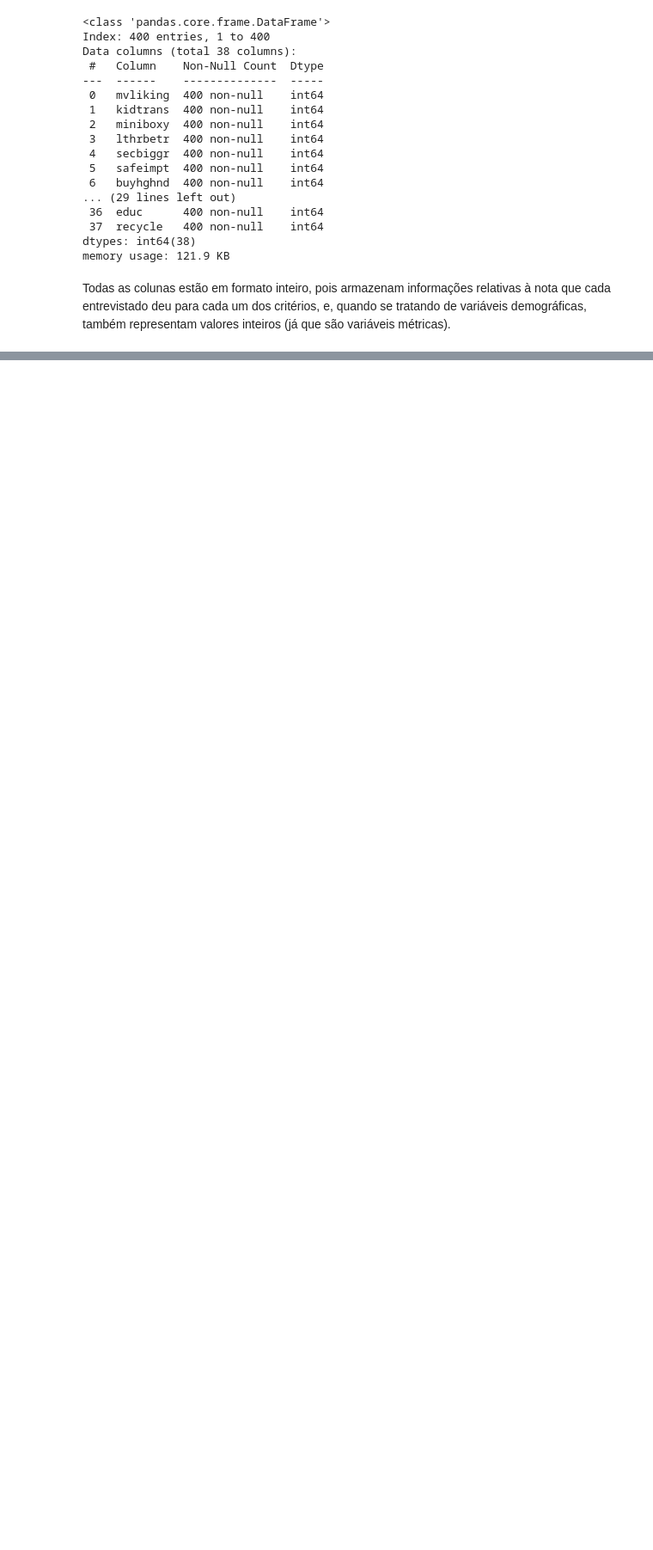
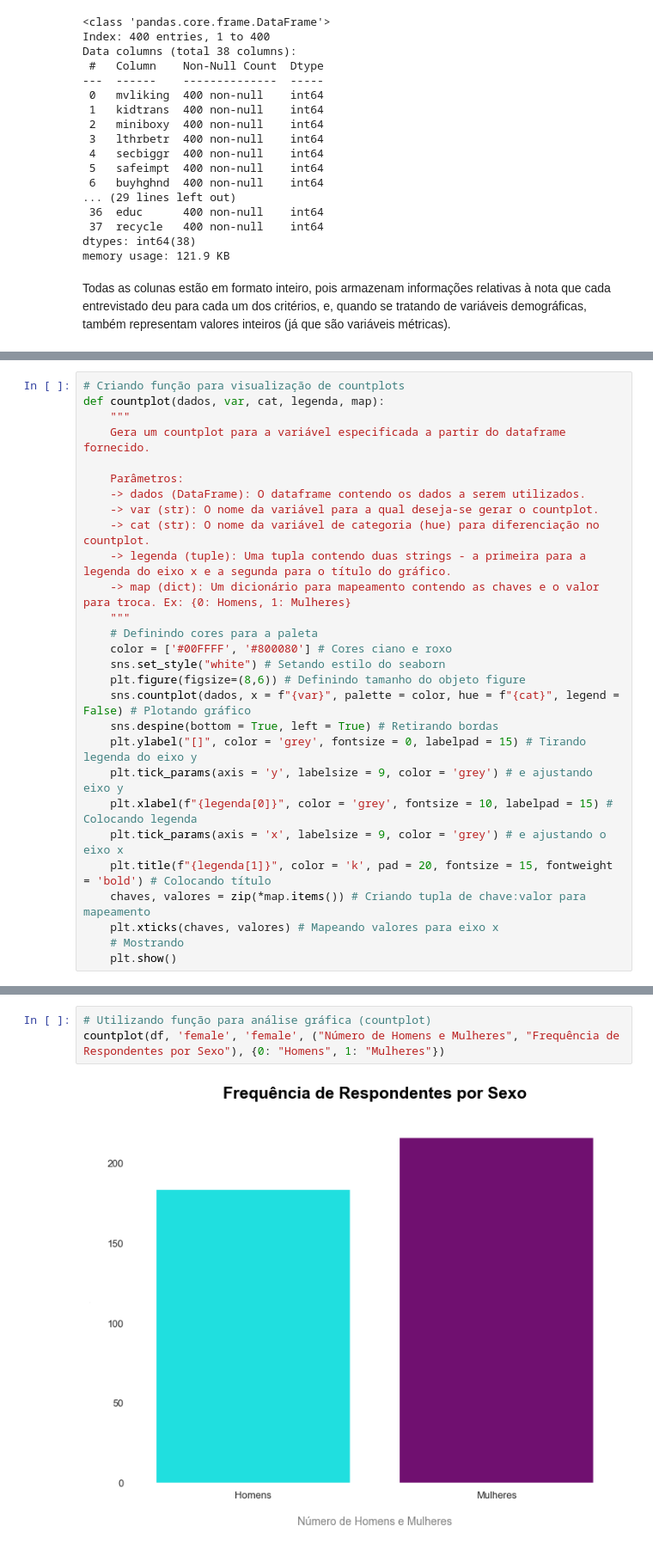
Before and after one commit to lazarocordeirosilva/SegmentacaoClientes, a Jupyter notebook: notebook/SegmentacaoClientes.ipynb, the cells around one changed output, grey strips where cells are left out. Shown: that part at 86% size. Saved outputs shown, nothing was run; the diff lists cells and outputs as text; blank space fills up the shorter version.

```diff
--- a/notebook/SegmentacaoClientes.ipynb
+++ b/notebook/SegmentacaoClientes.ipynb
@@ -189,0 +239,28 @@ Todas as colunas estão em formato inteiro, pois armazenam informações relativ
+# %%
+# Criando função para visualização de countplots
+def countplot(dados, var, cat, legenda, map):
+    """
+    Gera um countplot para a variável especificada a partir do dataframe fornecido.
+
+    Parâmetros:
+    -> dados (DataFrame): O dataframe contendo os dados a serem utilizados.
+    -> var (str): O nome da variável para a qual deseja-se gerar o countplot.
+    -> cat (str): O nome da variável de categoria (hue) para diferenciação no countplot.
+    -> legenda (tuple): Uma tupla contendo duas strings - a primeira para a legenda do eixo x e a segunda para o título do gráfico.
+    -> map (dict): Um dicionário para mapeamento contendo as chaves e o valor para troca. Ex: {0: Homens, 1: Mulheres}
+    """
+    # Definindo cores para a paleta
+    color = ['#00FFFF', '#800080'] # Cores ciano e roxo
+    sns.set_style("white") # Setando estilo do seaborn
+    plt.figure(figsize=(8,6)) # Definindo tamanho do objeto figure
+    sns.countplot(dados, x = f"{var}", palette = color, hue = f"{cat}", legend = False) # Plotando gráfico
+    sns.despine(bottom = True, left = True) # Retirando bordas
+    plt.ylabel("[]", color = 'grey', fontsize = 0, labelpad = 15) # Tirando legenda do eixo y
+    plt.tick_params(axis = 'y', labelsize = 9, color = 'grey') # e ajustando eixo y
+    plt.xlabel(f"{legenda[0]}", color = 'grey', fontsize = 10, labelpad = 15) # Colocando legenda
+    plt.tick_params(axis = 'x', labelsize = 9, color = 'grey') # e ajustando o eixo x
+    plt.title(f"{legenda[1]}", color = 'k', pad = 20, fontsize = 15, fontweight = 'bold') # Colocando título
+    chaves, valores = zip(*map.items()) # Criando tupla de chave:valor para mapeamento
+    plt.xticks(chaves, valores) # Mapeando valores para eixo x
+    # Mostrando
+    plt.show()
@@ -189,0 +298,5 @@ Todas as colunas estão em formato inteiro, pois armazenam informações relativ
+# %%
+# Utilizando função para análise gráfica (countplot)
+countplot(df, 'female', 'female', ("Número de Homens e Mulheres", "Frequência de Respondentes por Sexo"), {0: "Homens", 1: "Mulheres"})
+# %% [output]
+[figure, added]
```
Also changed, not shown: parts of 22 cells of this notebook.
